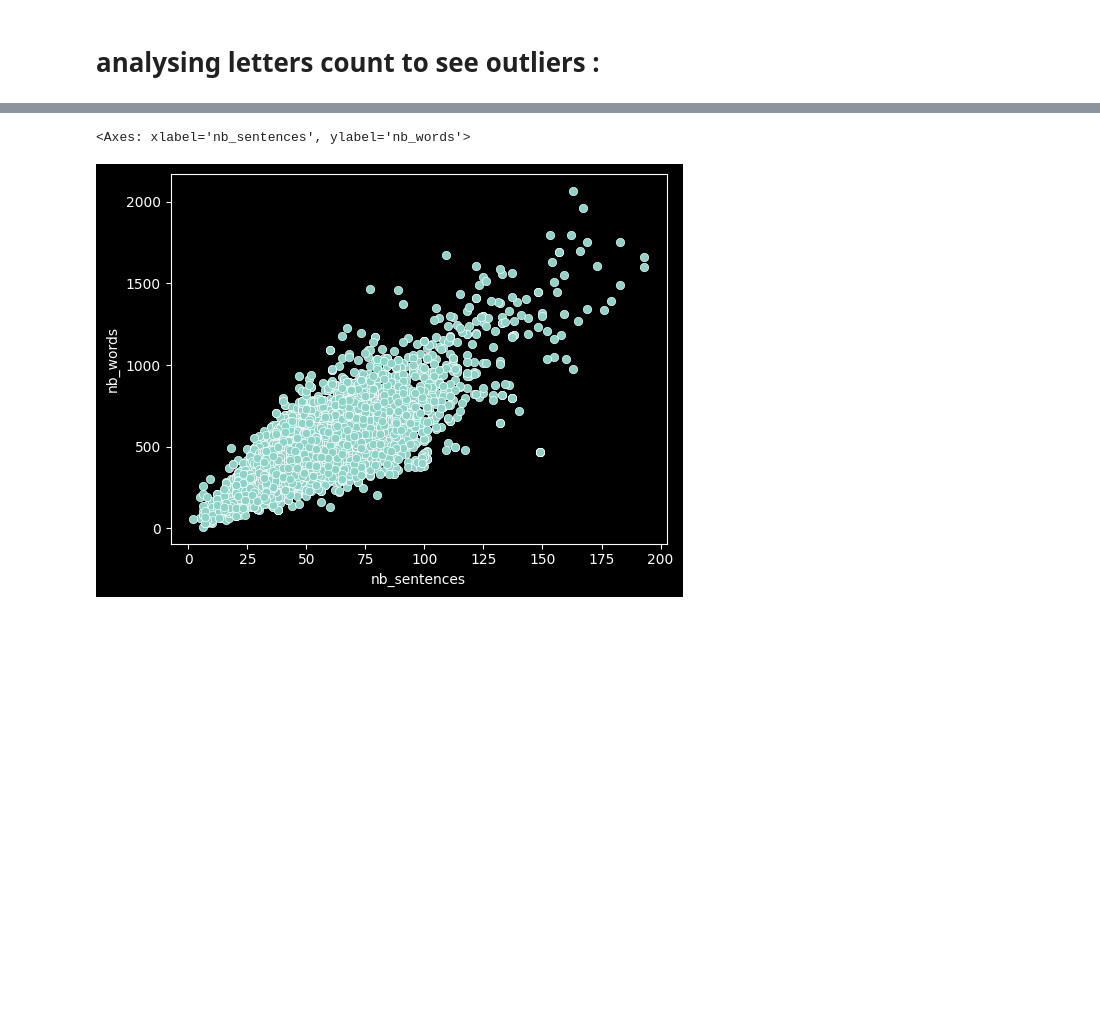
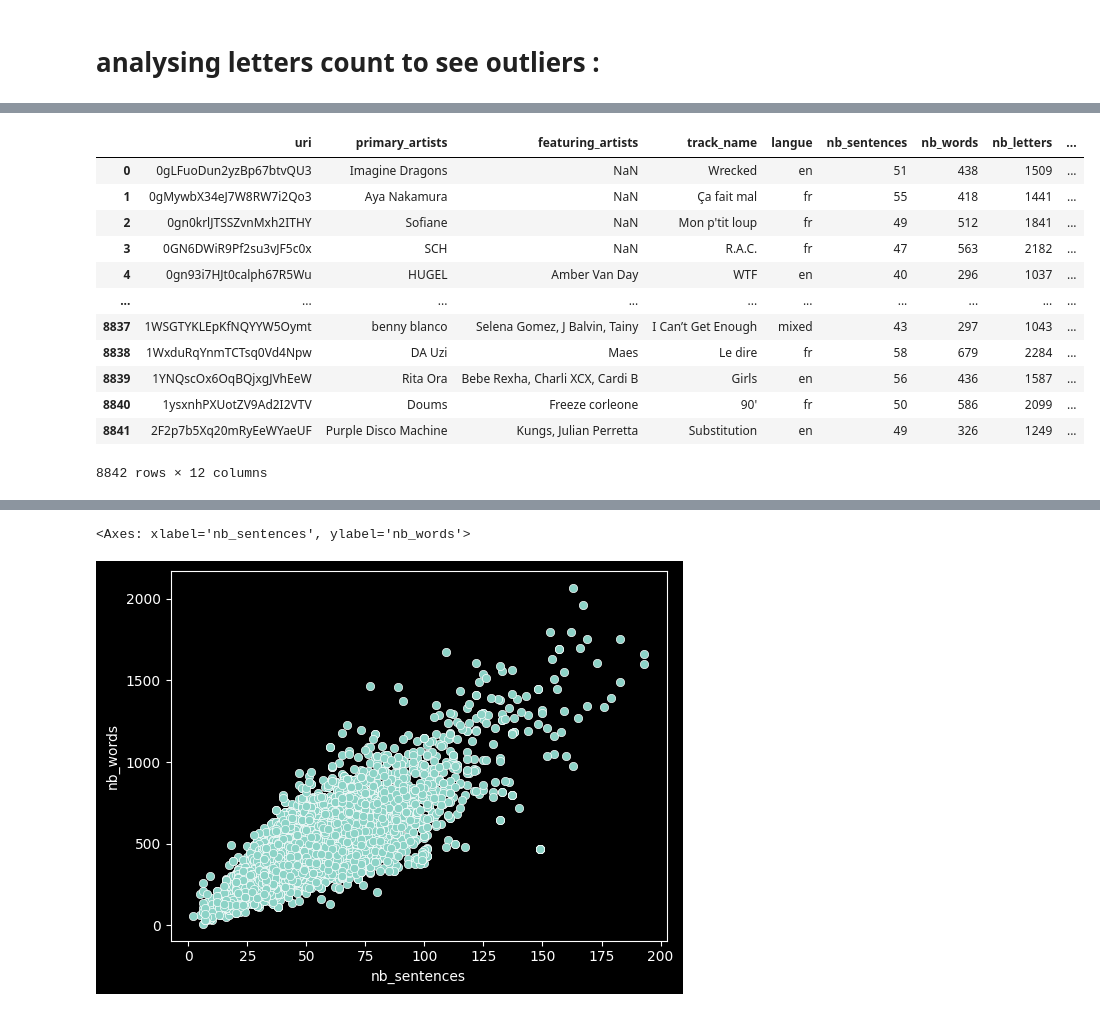
Before and after one commit to MichaelTirat/Charts_project, a Jupyter notebook: 6_working_on_lyrics.ipynb, the cells around one changed output, grey strips where cells are left out. Drawn from its saved outputs; the diff is of its cells as text; code cells hidden in the pictures; blank space fills up the shorter version.

```diff
--- a/6_working_on_lyrics.ipynb
+++ b/6_working_on_lyrics.ipynb
@@ -211,0 +252,20 @@ display(df)
+# %%
+df = df.drop(columns=['lyrics','lyrics_clean', 'count_occurence'])
+# %%
+df['percent_explicit'] = df['count_explicit'].astype(str).apply(lambda x : x.split(",")[0].split(":")[1].replace(" %'",'')).astype(float)
+df['nb_explicit_words'] = df['count_explicit'].astype(str).apply(lambda x : x.split(",")[1].split()[0].replace("'",'')).astype(int)
+df
+# %% [output]
+|  | uri | primary_artists | featuring_artists | track_name | langue | nb_sentences | nb_words | nb_letters | ... |
+| 0 | 0gLFuoDun2yzBp67btvQU3 | Imagine Dragons | NaN | Wrecked | en | 51 | 438 | 1509 | ... |
+| 1 | 0gMywbX34eJ7W8RW7i2Qo3 | Aya Nakamura | NaN | Ça fait mal | fr | 55 | 418 | 1441 | ... |
+| 2 | 0gn0krlJTSSZvnMxh2ITHY | Sofiane | NaN | Mon p'tit loup | fr | 49 | 512 | 1841 | ... |
+| 3 | 0GN6DWiR9Pf2su3vJF5c0x | SCH | NaN | R.A.C. | fr | 47 | 563 | 2182 | ... |
+| 4 | 0gn93i7HJt0calph67R5Wu | HUGEL | Amber Van Day | WTF | en | 40 | 296 | 1037 | ... |
+| ... | ... | ... | ... | ... | ... | ... | ... | ... | ... |
+| 8837 | 1WSGTYKLEpKfNQYYW5Oymt | benny blanco | Selena Gomez, J Balvin, Tainy | I Can’t Get Enough | mixed | 43 | 297 | 1043 | ... |
+| 8838 | 1WxduRqYnmTCTsq0Vd4Npw | DA Uzi | Maes | Le dire | fr | 58 | 679 | 2284 | ... |
+| 8839 | 1YNQscOx6OqBQjxgJVhEeW | Rita Ora | Bebe Rexha, Charli XCX, Cardi B | Girls | en | 56 | 436 | 1587 | ... |
+| 8840 | 1ysxnhPXUotZV9Ad2I2VTV | Doums | Freeze corleone | 90' | fr | 50 | 586 | 2099 | ... |
+| 8841 | 2F2p7b5Xq20mRyEeWYaeUF | Purple Disco Machine | Kungs, Julian Perretta | Substitution | en | 49 | 326 | 1249 | ... |
+8842 rows × 12 columns
```
Also changed, not shown: parts of 16 cells of this notebook, 4 other files.
